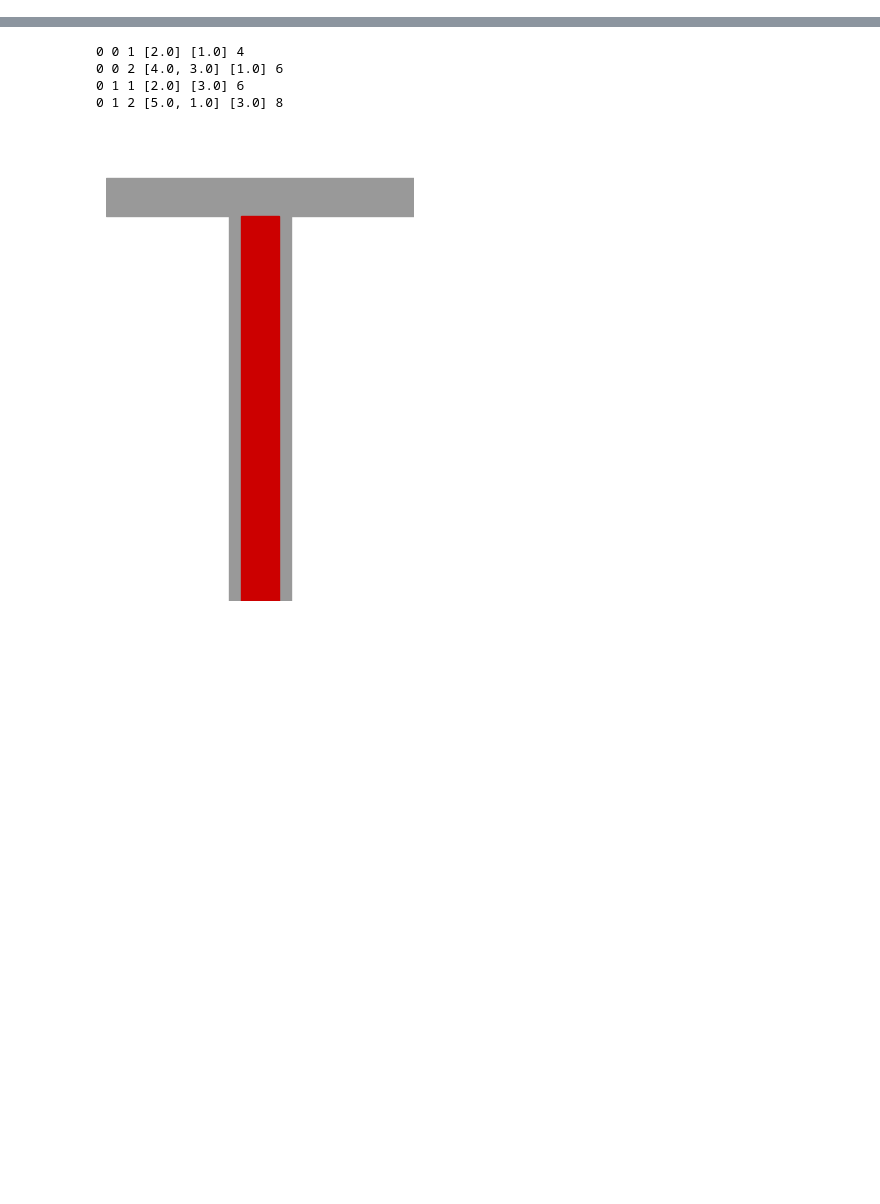
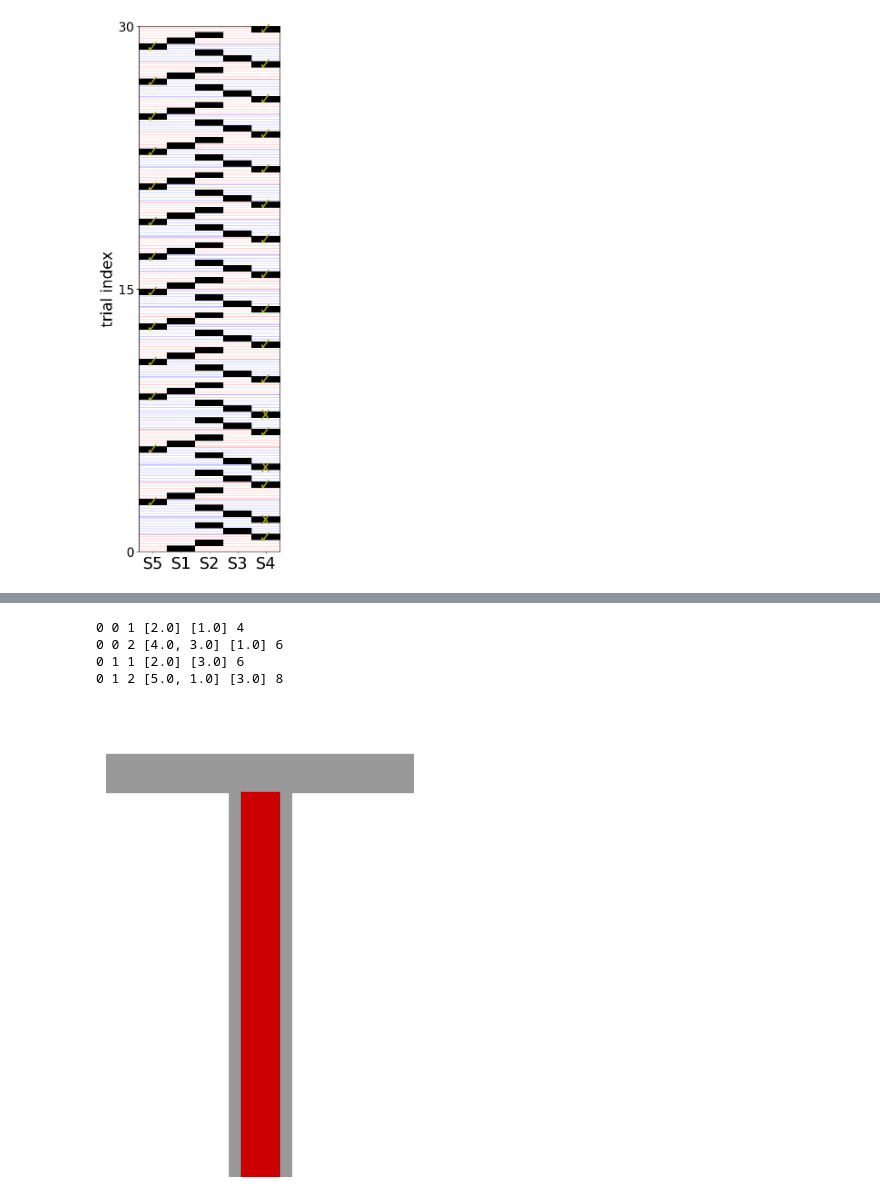
Before and after one commit to toppo365/flexiblemodel, a Jupyter notebook: splitter_cell.ipynb, the cells around one changed output, grey strips where cells are left out. Cells and saved outputs as stored; diff of their text form; code cells hidden in the pictures; blank space fills up the shorter version.

```diff
--- a/splitter_cell.ipynb
+++ b/splitter_cell.ipynb
@@ -124,0 +249,73 @@ trialnum = np.max([len(allresult[x]) for x in range(num)])
+# %%
+root = [1,2]
+for r in range(len(rwds)):
+    if blocks[r] == 0:
+        if rwds[r] == 1:
+            root.extend([4,3,2])
+        else:
+            root.extend([5,1,2])
+    else:
+        if rwds[r] == 1:
+            root.extend([5,1,2])
+        else:
+            root.extend([4,3,2])
+root = root[:90]
+# %%
+import matplotlib.pyplot as plt
+import matplotlib.colors as mcolors
+import numpy as np
+
+cmap = mcolors.ListedColormap(["#ffffff00", "black", "black", "black", "#888888"], N=5)
+bounds = [0, 1, 2, 3, 4, 5]  # 値の境界
+norm = mcolors.BoundaryNorm(bounds, cmap.N)
+
+# 行列を作成（neuron_index × time）
+matS = np.zeros((5, len(root)))
+converter = {1:1, 2:2, 3:3, 4:4, 5:0}
+#converter = {1:0, 2:1, 3:3, 4:2, 5:4}
+check = 0
+for t, pos in enumerate(root):
+    matS[converter[pos], t] = 1
+
+# XY入れ替え → matS を転置
+matS_swapped = matS.T
+
+plt.figure(figsize=(4, 15))  # 縦長にする
+plt.pcolor(matS_swapped, cmap=cmap, norm=norm, edgecolors='none')
+
+# text (rewardの○×) の位置も入れ替え
+check = 0
+for n in range(len(root)):
+    if n % 3 != 2:
+        continue
+    m = np.argmax(matS[:, n])  # m: neuron index
+    y_pos = n       # trial index → y
+    x_pos = m       # neuron index → x
+    if rwds[int(n/3)]:
+        plt.text(x_pos+0.5, y_pos+0.5, "✓", color="#aaaa11", fontsize=25, va="center", ha="center")
+    else:
+        plt.text(x_pos+0.5, y_pos+0.5, "x", color="#aaaa11", fontsize=25, va="center", ha="center")
+    check += 1
+
+# cut line (axvline → axhline)
+cut_points = np.where(np.isnan(concatenated))[0]/7 * 3
+for n, cp in enumerate(cut_points[:-1]):
+    if blocks[n] == 0:
+        plt.axhspan(cp,cp+2.9, color="red",alpha = 0.2, fill=False,hatch='---')   # ← 水平線
+    else:
+        plt.axhspan(cp,cp+2.9, color="blue", alpha = 0.2, fill=False,hatch='---')  # ← 水平線
+plt.pcolor(matS_swapped, cmap=cmap, norm=norm, edgecolors='none')
+# ダミー legend
+plt.plot([], [], '-', color="#00ff00", label='remapping 1')
+plt.plot([], [], '-', color="#00aa99", label='remapping 2')
+
+# 軸ラベルとtickを入れ替え
+plt.xticks(np.arange(0.5, 5), ["S5", "S1", "S2", "S3", "S4"], fontsize=25)       # neuron → x
+plt.yticks(cut_points[::15], np.arange(0, len(cut_points), 15), fontsize=20)     # trial → y
+#plt.xlabel("state", fontsize=24)
+plt.ylabel("trial index", fontsize=24)
+#plt.legend(bbox_to_anchor=(1.01, 1))
+
+plt.savefig("./figure/example_state.png", bbox_inches="tight")
+# %% [output]
+[figure, added]
```
Also changed, not shown: parts of 16 cells of this notebook, 1 other file.
